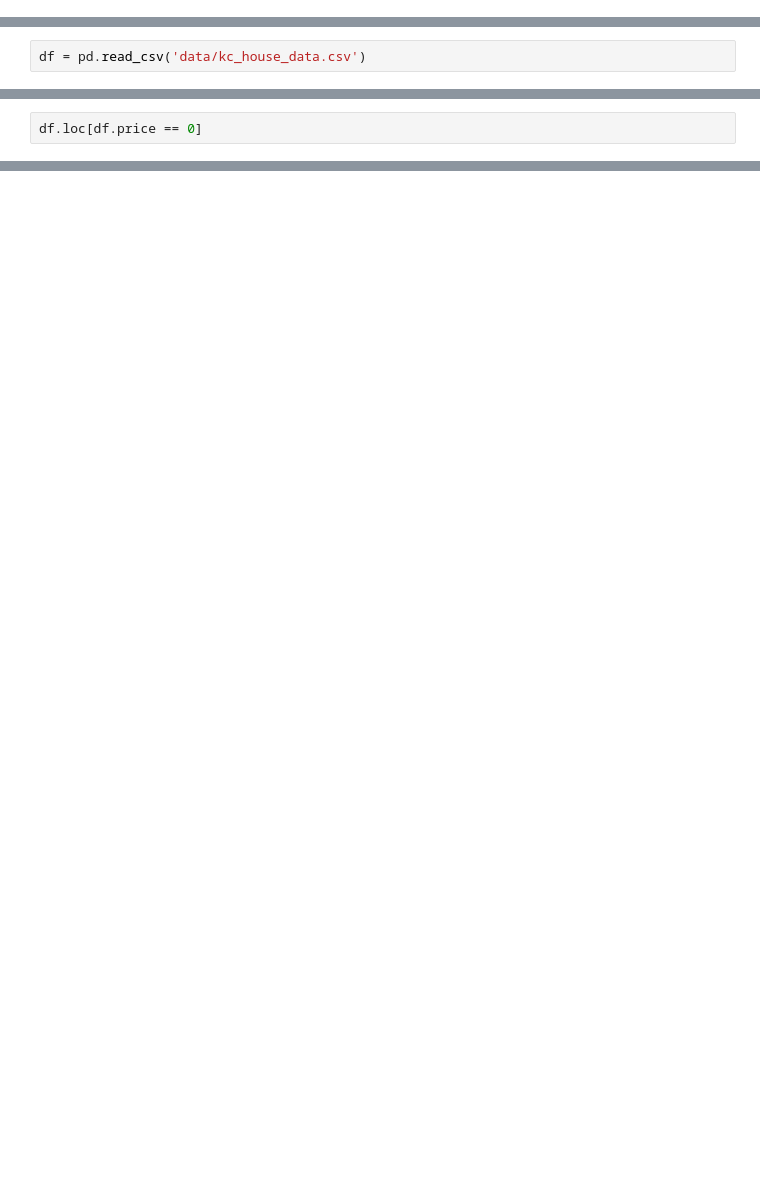
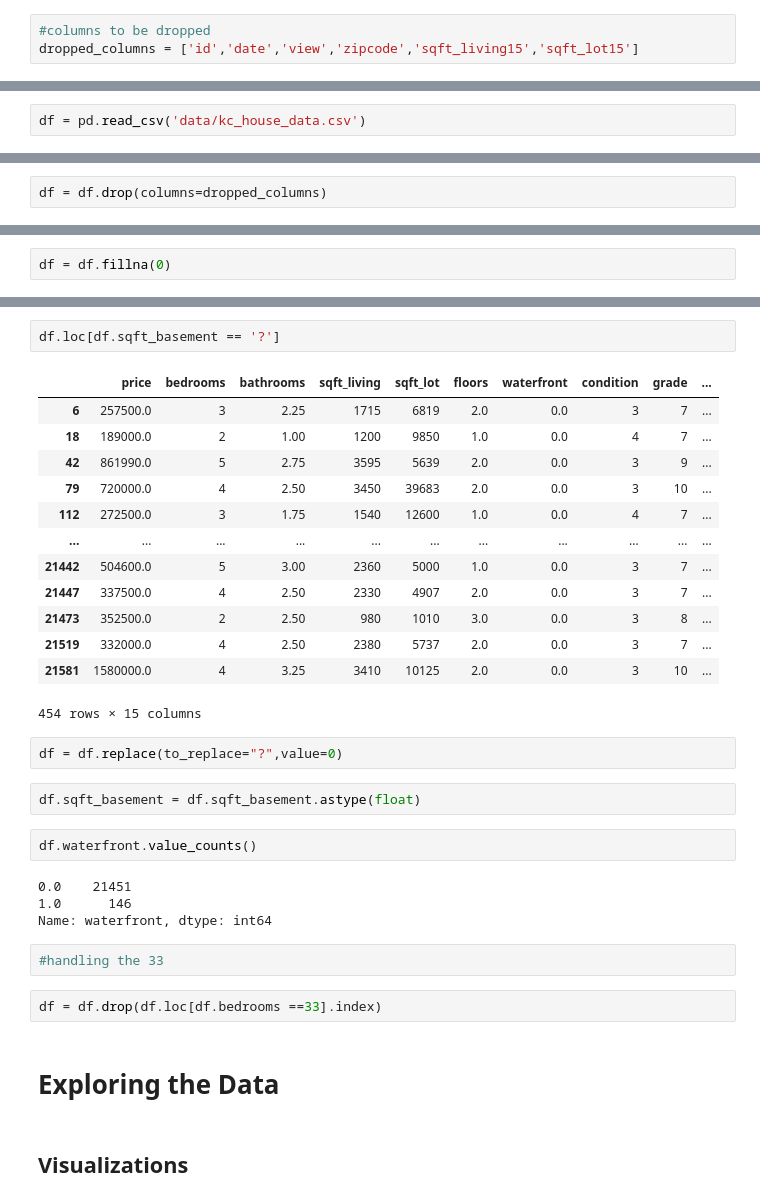
Before and after one commit to NelGen/NG-Housing-PSF-Modeling-Project, a Jupyter notebook: EDA.ipynb, the cells around one changed output, grey strips where cells are left out. Saved outputs shown, nothing was run; the diff lists cells and outputs as text; blank space fills up the shorter version.

```diff
--- a/EDA.ipynb
+++ b/EDA.ipynb
@@ -6,0 +13,3 @@ import matplotlib.pyplot as plt
+# %%
+#columns to be dropped
+dropped_columns = ['id','date','view','zipcode','sqft_living15','sqft_lot15']
@@ -9 +31,3 @@ df = pd.read_csv('data/kc_house_data.csv')
+# %%
+df = df.drop(columns=dropped_columns)
 # %%
@@ -19,2 +99,2 @@ df.head()
 # %%
-df.loc[df.price == 0]
+df = df.fillna(0)
@@ -23,0 +140,34 @@ df.loc[df.price == 0]
+# %%
+df.loc[df.sqft_basement == '?']
+# %% [output]
+|  | price | bedrooms | bathrooms | sqft_living | sqft_lot | floors | waterfront | condition | grade | ... |
+| 6 | 257500.0 | 3 | 2.25 | 1715 | 6819 | 2.0 | 0.0 | 3 | 7 | ... |
+| 18 | 189000.0 | 2 | 1.00 | 1200 | 9850 | 1.0 | 0.0 | 4 | 7 | ... |
+| 42 | 861990.0 | 5 | 2.75 | 3595 | 5639 | 2.0 | 0.0 | 3 | 9 | ... |
+| 79 | 720000.0 | 4 | 2.50 | 3450 | 39683 | 2.0 | 0.0 | 3 | 10 | ... |
+| 112 | 272500.0 | 3 | 1.75 | 1540 | 12600 | 1.0 | 0.0 | 4 | 7 | ... |
+| ... | ... | ... | ... | ... | ... | ... | ... | ... | ... | ... |
+| 21442 | 504600.0 | 5 | 3.00 | 2360 | 5000 | 1.0 | 0.0 | 3 | 7 | ... |
+| 21447 | 337500.0 | 4 | 2.50 | 2330 | 4907 | 2.0 | 0.0 | 3 | 7 | ... |
+| 21473 | 352500.0 | 2 | 2.50 | 980 | 1010 | 3.0 | 0.0 | 3 | 8 | ... |
+| 21519 | 332000.0 | 4 | 2.50 | 2380 | 5737 | 2.0 | 0.0 | 3 | 7 | ... |
+| 21581 | 1580000.0 | 4 | 3.25 | 3410 | 10125 | 2.0 | 0.0 | 3 | 10 | ... |
+454 rows × 15 columns
+# %%
+df = df.replace(to_replace="?",value=0)
+# %%
+df.sqft_basement = df.sqft_basement.astype(float)
+# %%
+df.waterfront.value_counts()
+# %% [output]
+0.0    21451
+1.0      146
+Name: waterfront, dtype: int64
+# %%
+#handling the 33
+# %%
+df = df.drop(df.loc[df.bedrooms ==33].index)
+# %% [markdown]
+# Exploring the Data
+# %% [markdown]
+## Visualizations
```
Also changed, not shown: parts of 28 cells of this notebook.
